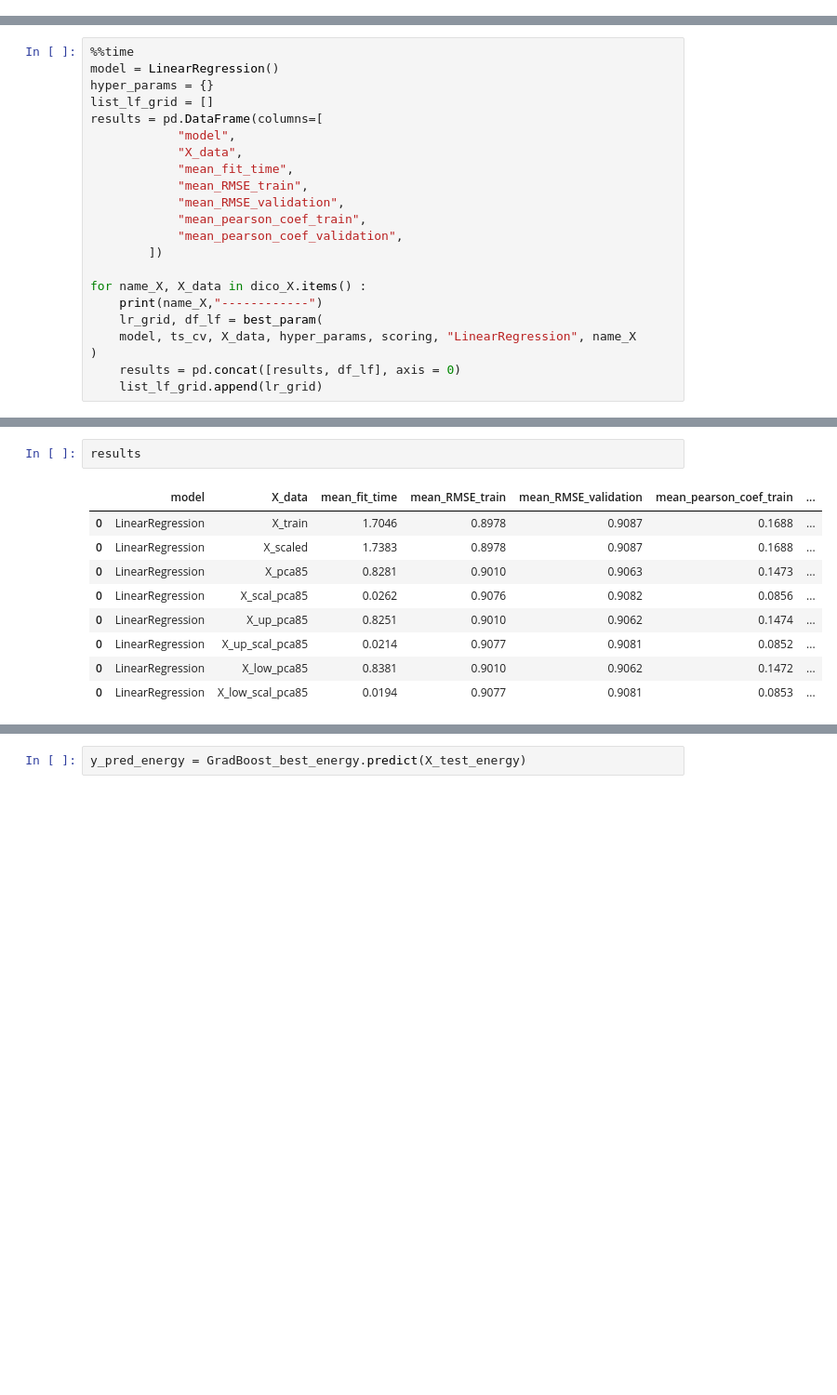
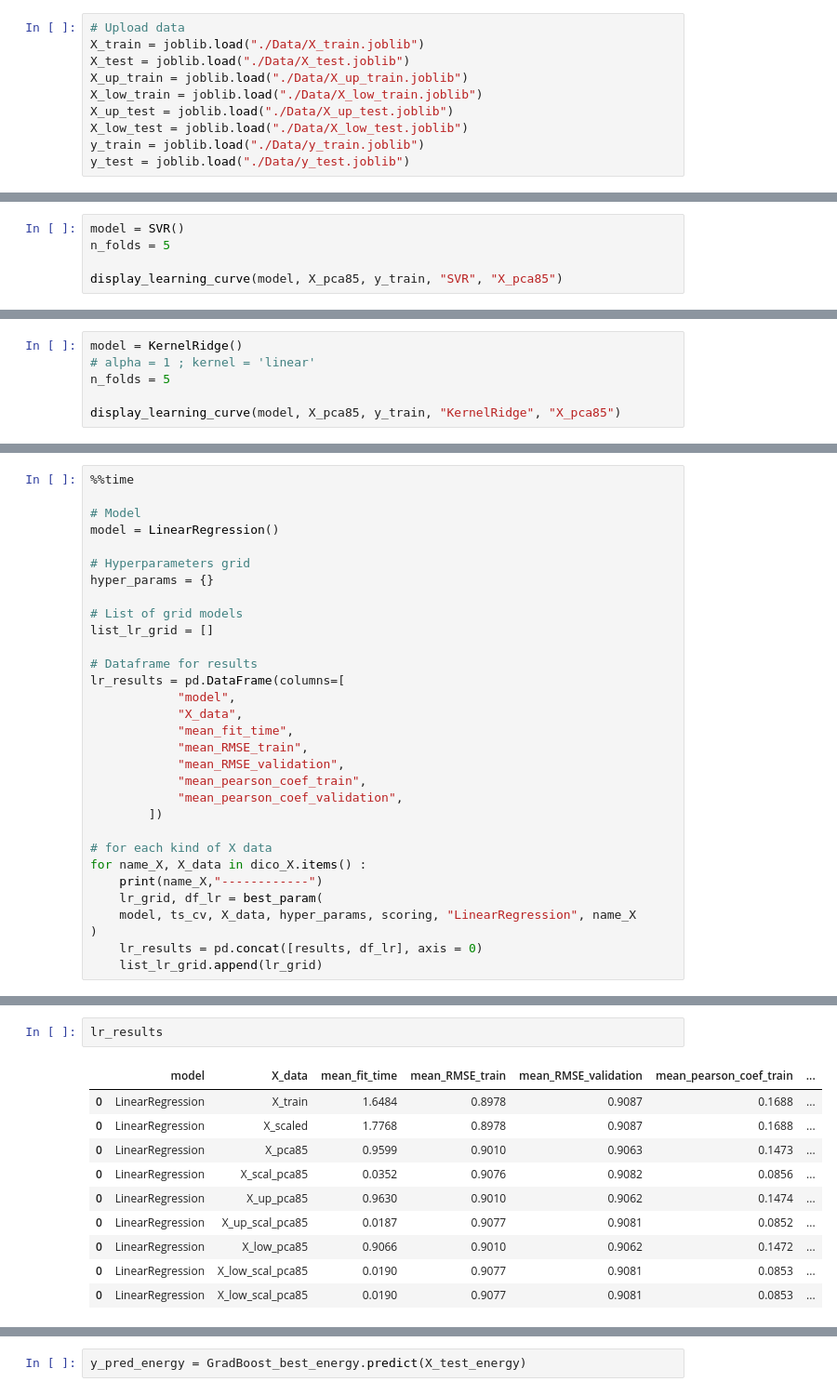
Before and after one commit to MarieFrance119/OCR_P8_Ubiquant_Market_Prediction, a Jupyter notebook: Ubiquant model.ipynb, the cells around one changed output, grey strips where cells are left out. Shown at 93% size. Cells and saved outputs as stored; diff of their text form; blank space fills up the shorter version.

```diff
--- a/Ubiquant model.ipynb
+++ b/Ubiquant model.ipynb
@@ -972,3 +981,13 @@ joblib.dump(y_test, "./Data/y_test.joblib")
 # %% [output]
 ['./Data/y_test.joblib']
 [interactive output not drawn]
+# %%
+# Upload data
+X_train = joblib.load("./Data/X_train.joblib")
+X_test = joblib.load("./Data/X_test.joblib")
+X_up_train = joblib.load("./Data/X_up_train.joblib")
+X_low_train = joblib.load("./Data/X_low_train.joblib")
+X_up_test = joblib.load("./Data/X_up_test.joblib")
+X_low_test = joblib.load("./Data/X_low_test.joblib")
+y_train = joblib.load("./Data/y_train.joblib")
+y_test = joblib.load("./Data/y_test.joblib")
@@ -1345,3 +1397,8 @@ display_learning_curve(model, X_pca85, y_train, "LinearRegression", "X_pca85")
 # %% [output]
 [figure]
 [interactive output not drawn]
+# %%
+model = SVR()
+n_folds = 5
+
+display_learning_curve(model, X_pca85, y_train, "SVR", "X_pca85")
@@ -1348,3 +1408,9 @@ display_learning_curve(model, X_pca85, y_train, "LinearRegression", "X_pca85")
+# %%
+model = KernelRidge()
+# alpha = 1 ; kernel = 'linear'
+n_folds = 5
+
+display_learning_curve(model, X_pca85, y_train, "KernelRidge", "X_pca85")
 # %%
 df_results = cross_val(model, X_pca85, y_train, "LinearRegression", "X_pca85")
 df_results
@@ -1695,9 +1763,17 @@ dico_X = {
 # %%
 %%time
+
+# Model
 model = LinearRegression()
+
+# Hyperparameters grid
 hyper_params = {}
-list_lf_grid = []
-results = pd.DataFrame(columns=[
+
+# List of grid models
+list_lr_grid = []
+
+# Dataframe for results
+lr_results = pd.DataFrame(columns=[
             "model",
             "X_data",
             "mean_fit_time",
@@ -1707,11 +1783,12 @@ results = pd.DataFrame(columns=[
             "mean_pearson_coef_validation",
         ])
 
+# for each kind of X data
 for name_X, X_data in dico_X.items() :
     print(name_X,"------------")
-    lr_grid, df_lf = best_param(
+    lr_grid, df_lr = best_param(
     model, ts_cv, X_data, hyper_params, scoring, "LinearRegression", name_X
 )
-    results = pd.concat([results, df_lf], axis = 0)
-    list_lf_grid.append(lr_grid)
+    lr_results = pd.concat([results, df_lr], axis = 0)
+    list_lr_grid.append(lr_grid)
 # %% [output]
@@ -1735,14 +1812,15 @@ Wall time: 43.7 s
 [interactive output not drawn]
 # %%
-results
+lr_results
 # %% [output]
 |  | model | X_data | mean_fit_time | mean_RMSE_train | mean_RMSE_validation | mean_pearson_coef_train | ... |
-| 0 | LinearRegression | X_train | 1.7046 | 0.8978 | 0.9087 | 0.1688 | ... |
-| 0 | LinearRegression | X_scaled | 1.7383 | 0.8978 | 0.9087 | 0.1688 | ... |
-| 0 | LinearRegression | X_pca85 | 0.8281 | 0.9010 | 0.9063 | 0.1473 | ... |
-| 0 | LinearRegression | X_scal_pca85 | 0.0262 | 0.9076 | 0.9082 | 0.0856 | ... |
-| 0 | LinearRegression | X_up_pca85 | 0.8251 | 0.9010 | 0.9062 | 0.1474 | ... |
-| 0 | LinearRegression | X_up_scal_pca85 | 0.0214 | 0.9077 | 0.9081 | 0.0852 | ... |
-| 0 | LinearRegression | X_low_pca85 | 0.8381 | 0.9010 | 0.9062 | 0.1472 | ... |
-| 0 | LinearRegression | X_low_scal_pca85 | 0.0194 | 0.9077 | 0.9081 | 0.0853 | ... |
+| 0 | LinearRegression | X_train | 1.6484 | 0.8978 | 0.9087 | 0.1688 | ... |
+| 0 | LinearRegression | X_scaled | 1.7768 | 0.8978 | 0.9087 | 0.1688 | ... |
+| 0 | LinearRegression | X_pca85 | 0.9599 | 0.9010 | 0.9063 | 0.1473 | ... |
+| 0 | LinearRegression | X_scal_pca85 | 0.0352 | 0.9076 | 0.9082 | 0.0856 | ... |
+| 0 | LinearRegression | X_up_pca85 | 0.9630 | 0.9010 | 0.9062 | 0.1474 | ... |
+| 0 | LinearRegression | X_up_scal_pca85 | 0.0187 | 0.9077 | 0.9081 | 0.0852 | ... |
+| 0 | LinearRegression | X_low_pca85 | 0.9066 | 0.9010 | 0.9062 | 0.1472 | ... |
+| 0 | LinearRegression | X_low_scal_pca85 | 0.0190 | 0.9077 | 0.9081 | 0.0853 | ... |
+| 0 | LinearRegression | X_low_scal_pca85 | 0.0190 | 0.9077 | 0.9081 | 0.0853 | ... |
 [interactive output not drawn]
```
Also changed, not shown: parts of 14 cells of this notebook.
